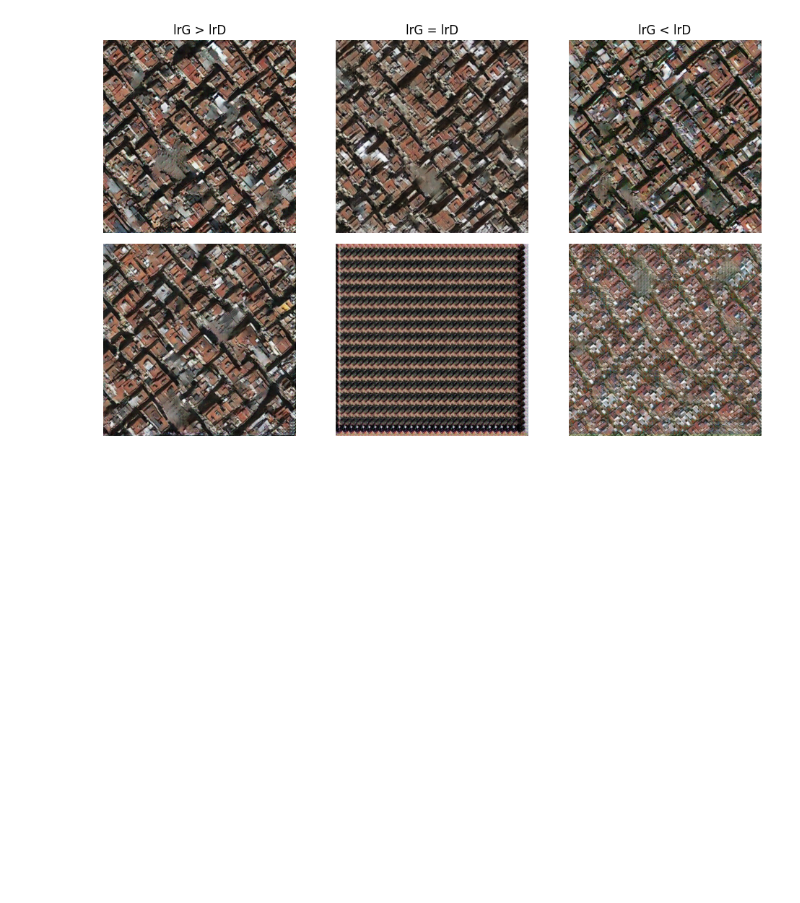
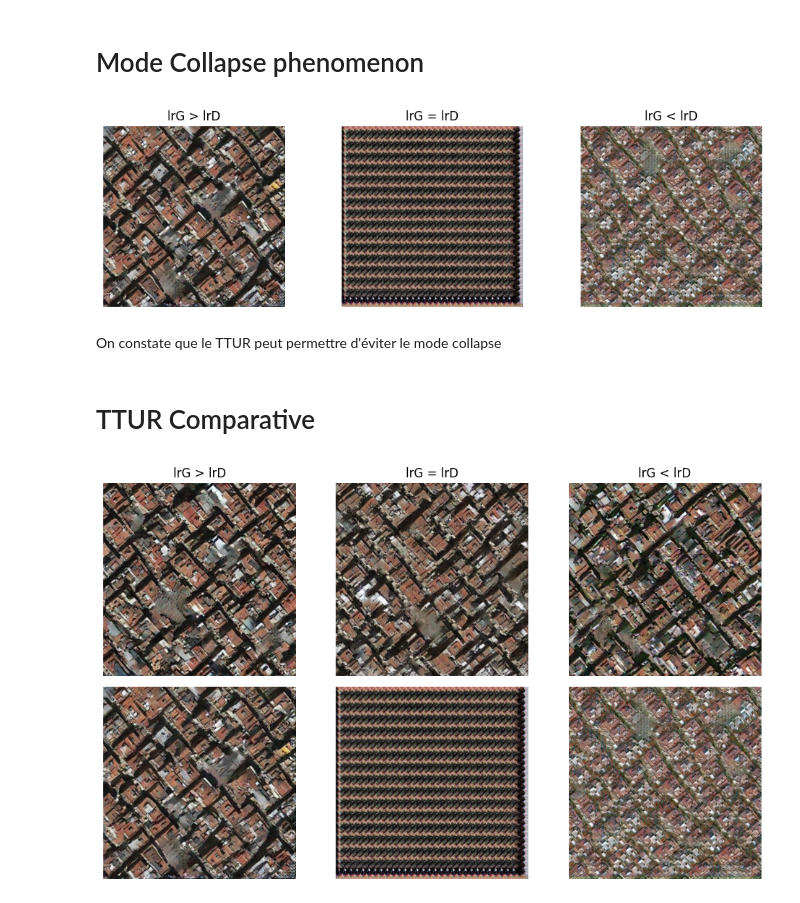
Before and after one commit to Tizmax/GANs-Textures-Generation, a Jupyter notebook: SGAN/IMG.ipynb, the cells around one changed output. Cells and saved outputs as stored; diff of their text form; code cells hidden in the pictures; blank space fills up the shorter version.

```diff
--- a/SGAN/Test.ipynb
+++ b/SGAN/IMG.ipynb
@@ -10,6 +10,38 @@ import argparse
 import hashlib
 import json
 import os
+# %% [markdown]
+# Mode Collapse phenomenon
+# %%
+PATH = "../Textures/Generated/SGAN/barca/"
+PATH_ORIGINAL = "../Textures/Original/barca.jpg"
+batches = ["81ae94742100","ef54b82f96a9","93f6d279d128"]
+# %%
+col_titles = ["lrG > lrD", "lrG = lrD", "lrG < lrD"]
+
+fig, axes = plt.subplots(1, 3, figsize=(10, 3))
+
+for j in range(3):
+    try:
+        img = Image.open(PATH + batches[j] + "/Sample.png").convert("RGB")
+        axes[j].imshow(img)
+        axes[j].axis("off")
+
+        axes[j].set_title(col_titles[j])
+
+    except:
+        print(f"({j}) failed")
+        pass
+
+plt.tight_layout()
+plt.show()
+#plt.savefig('TTURcomp.png')
+# %% [output]
+[figure, added]
+# %% [markdown]
+On constate que le TTUR peut permettre d'éviter le mode collapse
+# %% [markdown]
+# TTUR Comparative
 # %%
 PATH = "../Textures/Generated/SGAN/barca/"
 batches = [["6702a96612ad","e1917406b99a","9764c05a09a5"],["81ae94742100","ef54b82f96a9","93f6d279d128"]]
```
Also changed, not shown: parts of 8 cells of this notebook, 42 other files.
